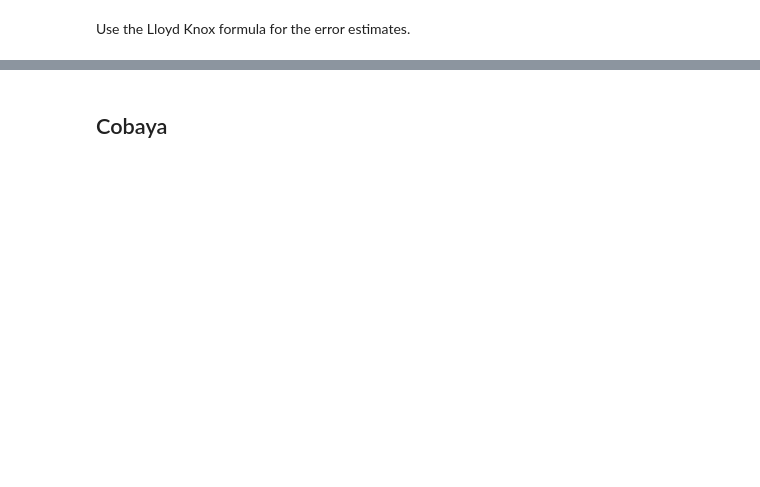
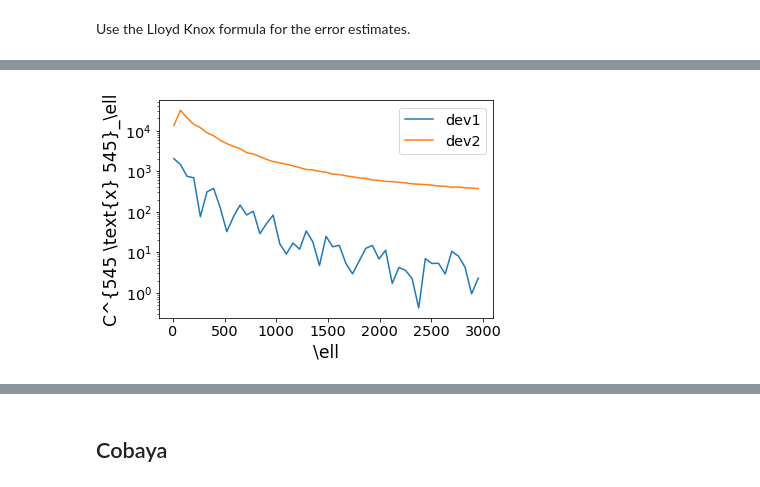
Before and after one commit to simonsobs/hmvec, a Jupyter notebook: cib_example.ipynb, the cells around one changed output, grey strips where cells are left out. Saved outputs shown, nothing was run; the diff lists cells and outputs as text; code cells hidden in the pictures; blank space fills up the shorter version.

```diff
--- a/cib_example.ipynb
+++ b/cib_example.ipynb
@@ -126,0 +207,12 @@ cov = np.identity(len(ydata)) * sigma
+# %%
+dev1 = np.abs(ydata - C_tot_tink)
+dev2 = np.abs(ydata - C2)
+
+plt.plot(ells, dev1, label = 'dev1')
+plt.plot(ells, dev2, label = 'dev2')
+plt.xlabel(r'\ell')
+plt.ylabel(r'C^{545 \text{x} 545}_\ell')
+plt.legend()
+plt.yscale('log');
+# %% [output]
+[figure, added]
```
Also changed, not shown: parts of 31 cells of this notebook, 2 other files.
